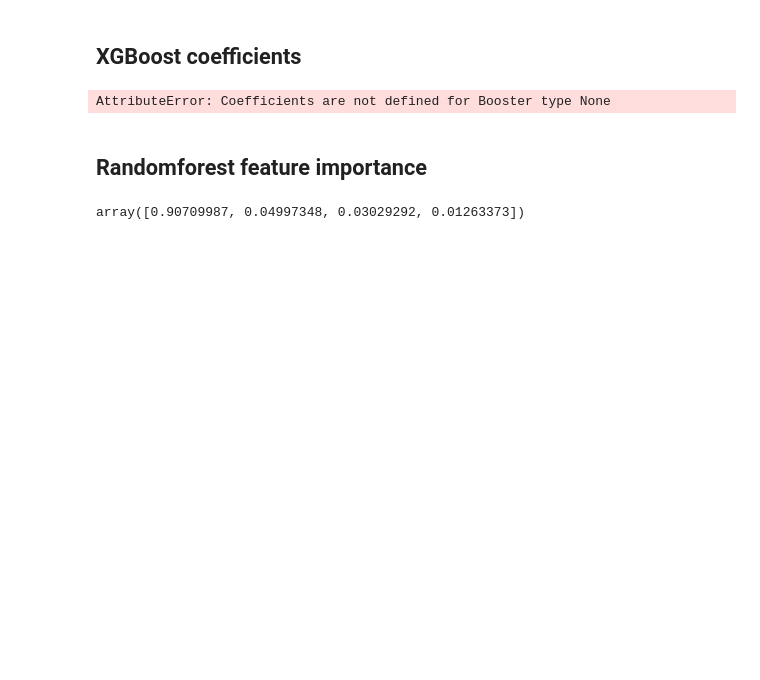
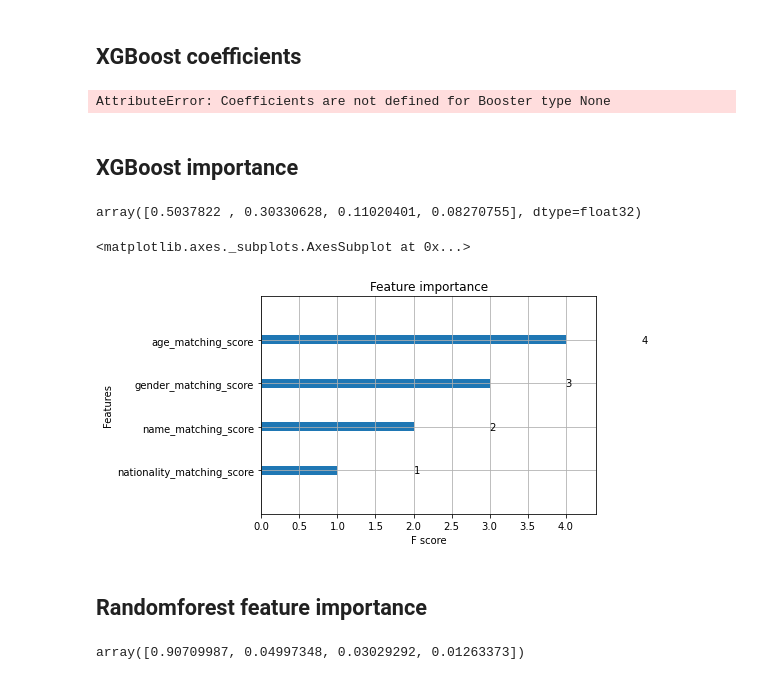
Before and after one commit to dylansee97/Capstone, a Jupyter notebook: confidence score weights processing.ipynb, the cells around one changed output. Cells and saved outputs as stored; diff of their text form; code cells hidden in the pictures; blank space fills up the shorter version.

```diff
--- a/confidence score weights processing.ipynb
+++ b/confidence score weights processing.ipynb
@@ -165,6 +165,18 @@ MAE: 0.38607190413908526, MSE: 0.15438034790603036
 print(xg_reg.coef_)
 # %% [output]
 AttributeError: Coefficients are not defined for Booster type None
+# %% [markdown]
+## XGBoost importance
+# %%
+xgb_impt = xg_reg.feature_importances_
+xgb_impt
+# %% [output]
+array([0.5037822 , 0.30330628, 0.11020401, 0.08270755], dtype=float32)
+# %%
+xgb.plot_importance(xg_reg)
+# %% [output]
+<matplotlib.axes._subplots.AxesSubplot at 0x...>
+[figure, added]
 # %% [markdown]
 ## Randomforest feature importance
 # %%
```
Also changed, not shown: parts of 11 cells of this notebook.
